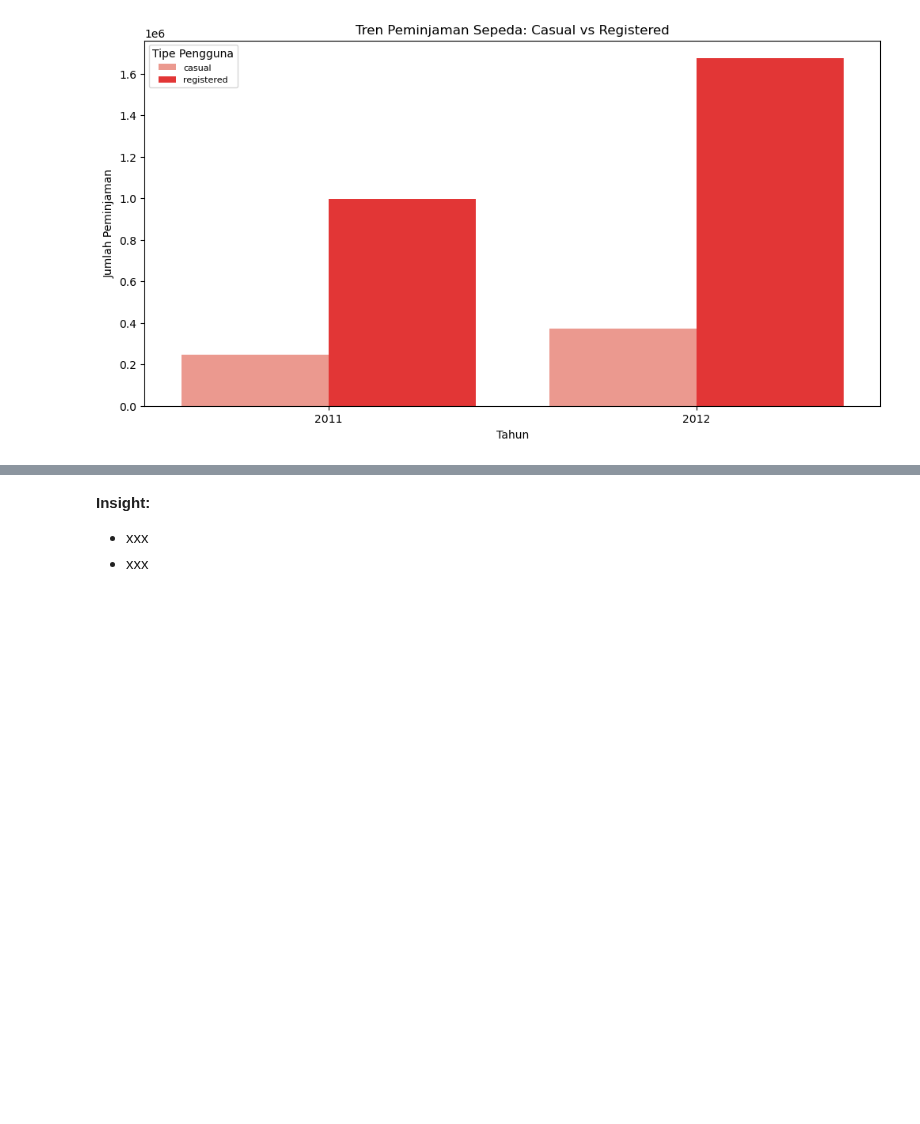
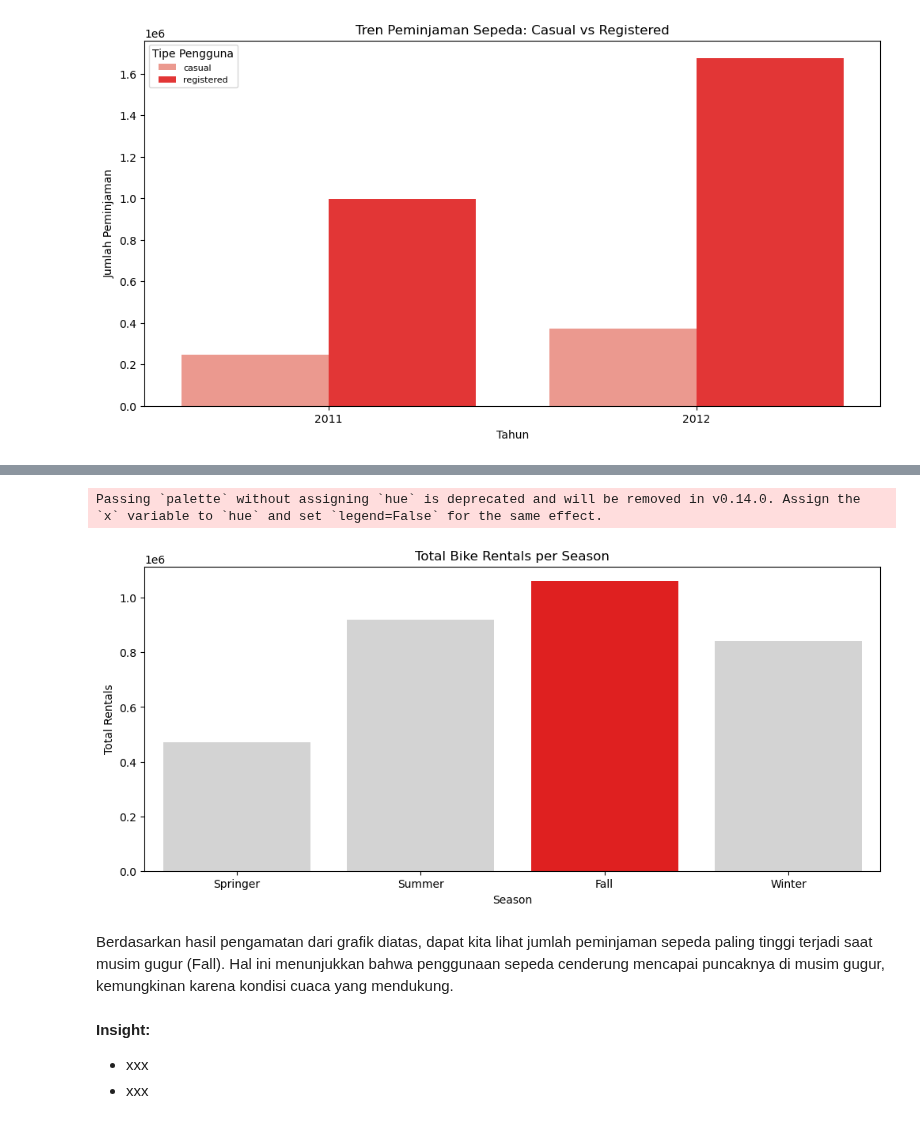
Before and after one commit to alouvre/BADDP_DicodingSubmission_ProyekAnalisisData, a Jupyter notebook: notebook.ipynb, the cells around one changed output, grey strips where cells are left out. Drawn from its saved outputs; the diff is of its cells as text; code cells hidden in the pictures; blank space fills up the shorter version.

```diff
--- a/notebook.ipynb
+++ b/notebook.ipynb
@@ -627,3 +634,20 @@ Berdasarkan hasil pengamatan pada grafik diatas, terlihat sangat jelas bahwa pol
+# %%
+# Buat warna untuk setiap musim (warna berbeda untuk musim tertinggi)
+colors = ["#D3D3D3" if season != max_season else "red" for season in seasonly_users_df["season"]]
+
+# Plot
+plt.figure(figsize=(12, 5))
+sns.barplot(x="season", y="count_rent", data=seasonly_users_df, palette=colors)
+
+plt.xlabel("Season")
+plt.ylabel("Total Rentals")
+plt.title("Total Bike Rentals per Season")
+plt.show()
+# %% [output]
+Passing `palette` without assigning `hue` is deprecated and will be removed in v0.14.0. Assign the `x` variable to `hue` and set `legend=False` for the same effect.
+[figure, added]
+# %% [markdown]
+Berdasarkan hasil pengamatan dari grafik diatas, dapat kita lihat jumlah peminjaman sepeda paling tinggi terjadi saat musim gugur (Fall). Hal ini menunjukkan bahwa penggunaan sepeda cenderung mencapai puncaknya di musim gugur, kemungkinan karena kondisi cuaca yang mendukung.
 # %% [markdown]
 **Insight:**
 - xxx
```
Also changed, not shown: parts of 19 cells of this notebook, 1 other file.
